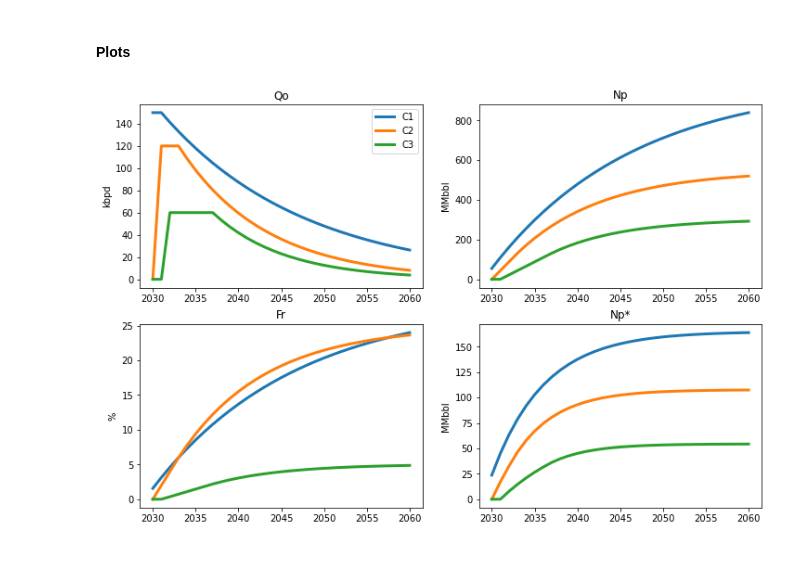
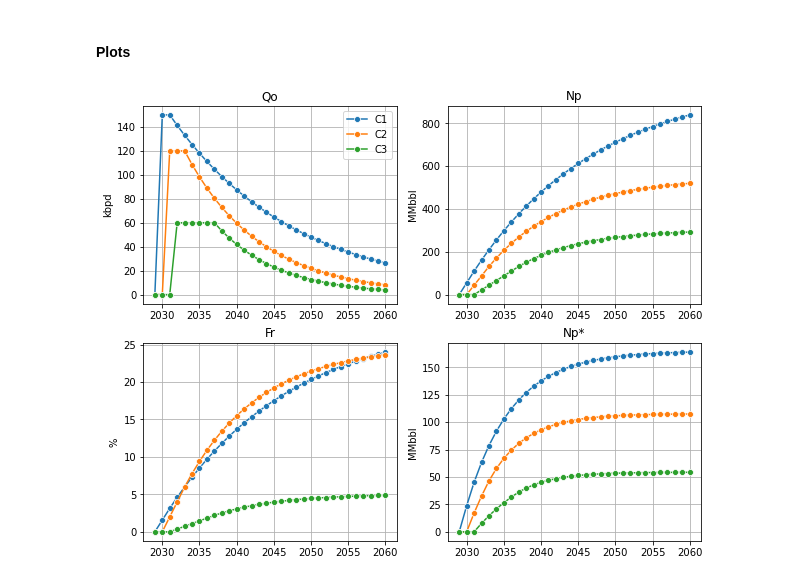
Before and after one commit to felipecostapereira/Decline, a Jupyter notebook: decline.ipynb, the cells around one changed output. Drawn from its saved outputs; the diff is of its cells as text; code cells hidden in the pictures.

```diff
--- a/decline.ipynb
+++ b/decline.ipynb
@@ -30,3 +27,6 @@ stopPlateau = np.asarray(beginYear) + np.asarray(t_plateau) - 1
+# %%
+years = np.arange(np.min(beginYear)-1, stopYear+1, 1)
+stopPlateau = np.asarray(beginYear) + np.asarray(t_plateau) - 1
 # %% [markdown]
 #### Declínio do óleo
 # %%
@@ -63,26 +63,24 @@ for i,qo in enumerate(qos):
 # %% [markdown]
 #### Plots
 # %%
-fig, ax = plt.subplots(2,2,figsize=(12,8))
+fig, ax = plt.subplots(2,2,figsize=(10,8))
 
 titles = ['Qo','Np','Fr','Np*']
 units = ['kbpd','MMbbl','%','MMbbl']
-lw=3
 
 for c, qo in enumerate(qos):
-    sns.lineplot(years, qo, label=labels[c], ax=ax[0,0], linewidth=lw)
-for c, Np in enumerate(Nps):
-    sns.lineplot(years, Np, ax=ax[0,1], linewidth=lw)
-for c, FR in enumerate(FRS):
-    sns.lineplot(years, FR, ax=ax[1,0], linewidth=lw)
-for c, NpAt in enumerate(NpAts):
-    sns.lineplot(years, NpAt, ax=ax[1,1], linewidth=lw)
+    sns.lineplot(years, qo, label=labels[c], ax=ax[0,0], marker='o')
+
+for Np, FR, NpAt in zip(Nps, FRS, NpAts):
+    sns.lineplot(years, Np, ax=ax[0,1], marker='o')
+    sns.lineplot(years, FR, ax=ax[1,0], marker='o')
+    sns.lineplot(years, NpAt, ax=ax[1,1], marker='o')
 
 for i, ax in enumerate(ax.flat):
     ax.set_title(f'{titles[i]}')
     ax.set_ylabel(f'{units[i]}')
-
+    ax.grid()
 
 pass;
 # %% [output]
-[figure, old version]
+[figure, new version]
```
Also changed, not shown: parts of 1 cell of this notebook.
